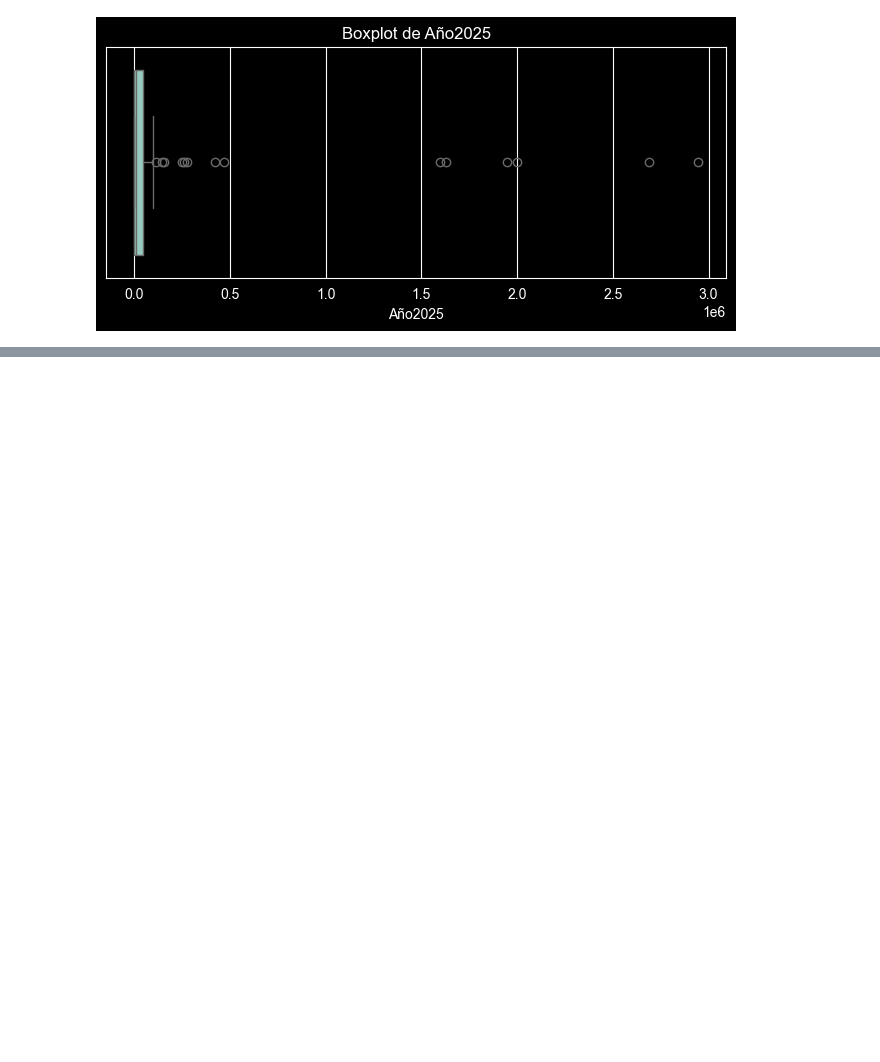
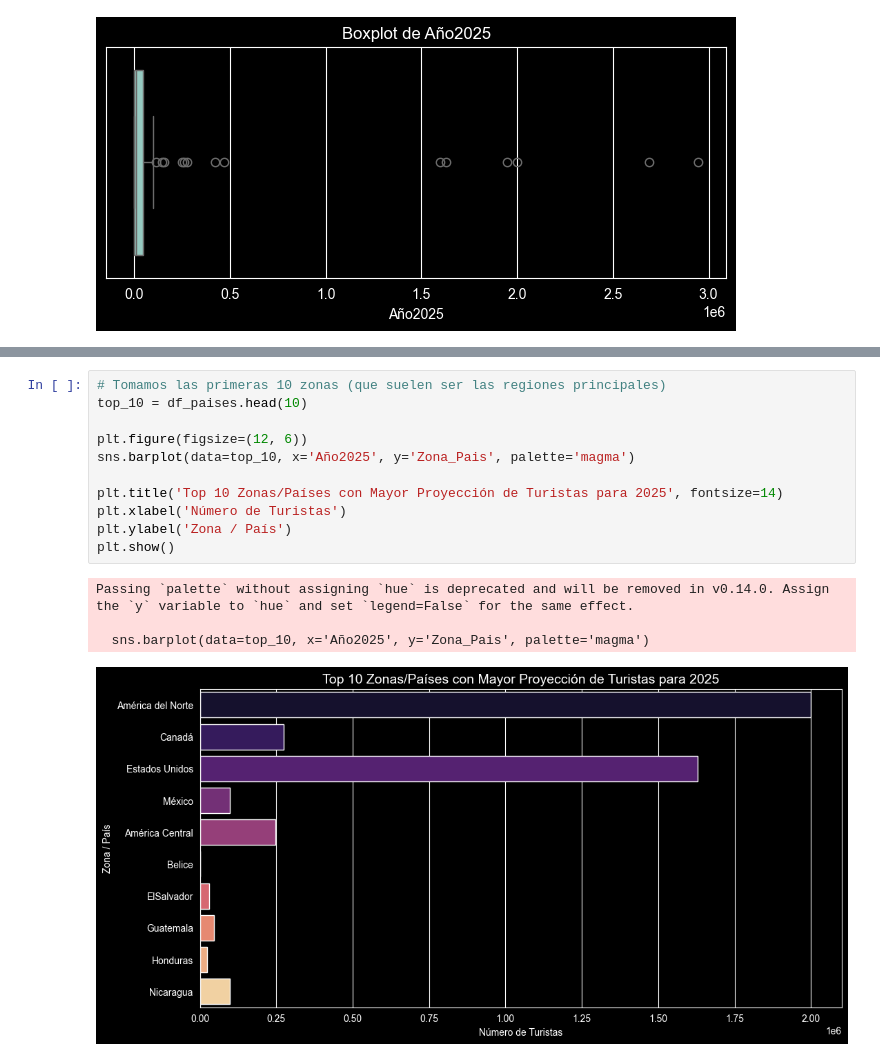
Before and after one commit to MauOrtizC/Proyecto_An-lisis_y_Predicci-n_del_Turismo_en_Costa_Rica, a Jupyter notebook: src/eda/EDA.ipynb, the cells around one changed output, grey strips where cells are left out. Cells and saved outputs as stored; diff of their text form; blank space fills up the shorter version.

```diff
--- a/src/eda/EDA.ipynb
+++ b/src/eda/EDA.ipynb
@@ -130,0 +177,16 @@ for col in num_cols[1:]:
+# %%
+# Tomamos las primeras 10 zonas (que suelen ser las regiones principales)
+top_10 = df_paises.head(10)
+
+plt.figure(figsize=(12, 6))
+sns.barplot(data=top_10, x='Año2025', y='Zona_Pais', palette='magma')
+
+plt.title('Top 10 Zonas/Países con Mayor Proyección de Turistas para 2025', fontsize=14)
+plt.xlabel('Número de Turistas')
+plt.ylabel('Zona / País')
+plt.show()
+# %% [output]
+Passing `palette` without assigning `hue` is deprecated and will be removed in v0.14.0. Assign the `y` variable to `hue` and set `legend=False` for the same effect.
+
+  sns.barplot(data=top_10, x='Año2025', y='Zona_Pais', palette='magma')
+[figure, added]
```
Also changed, not shown: parts of 12 cells of this notebook.
